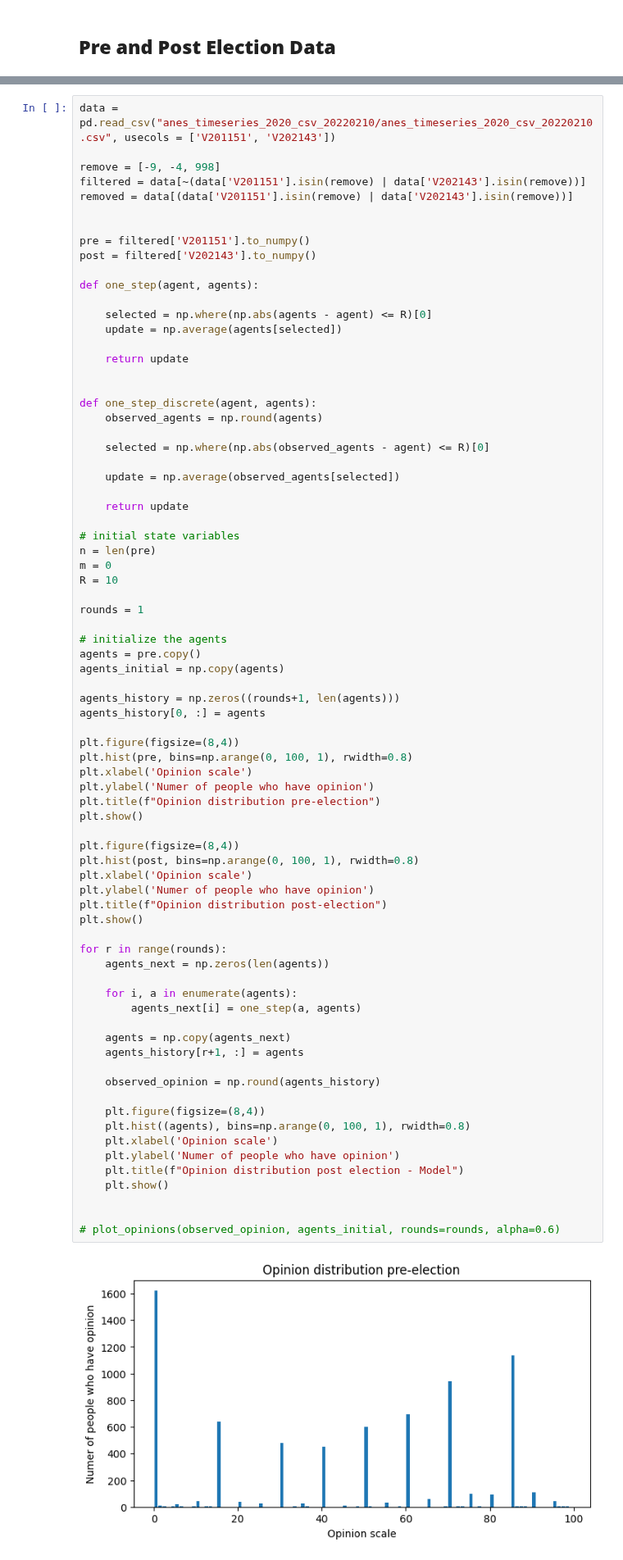
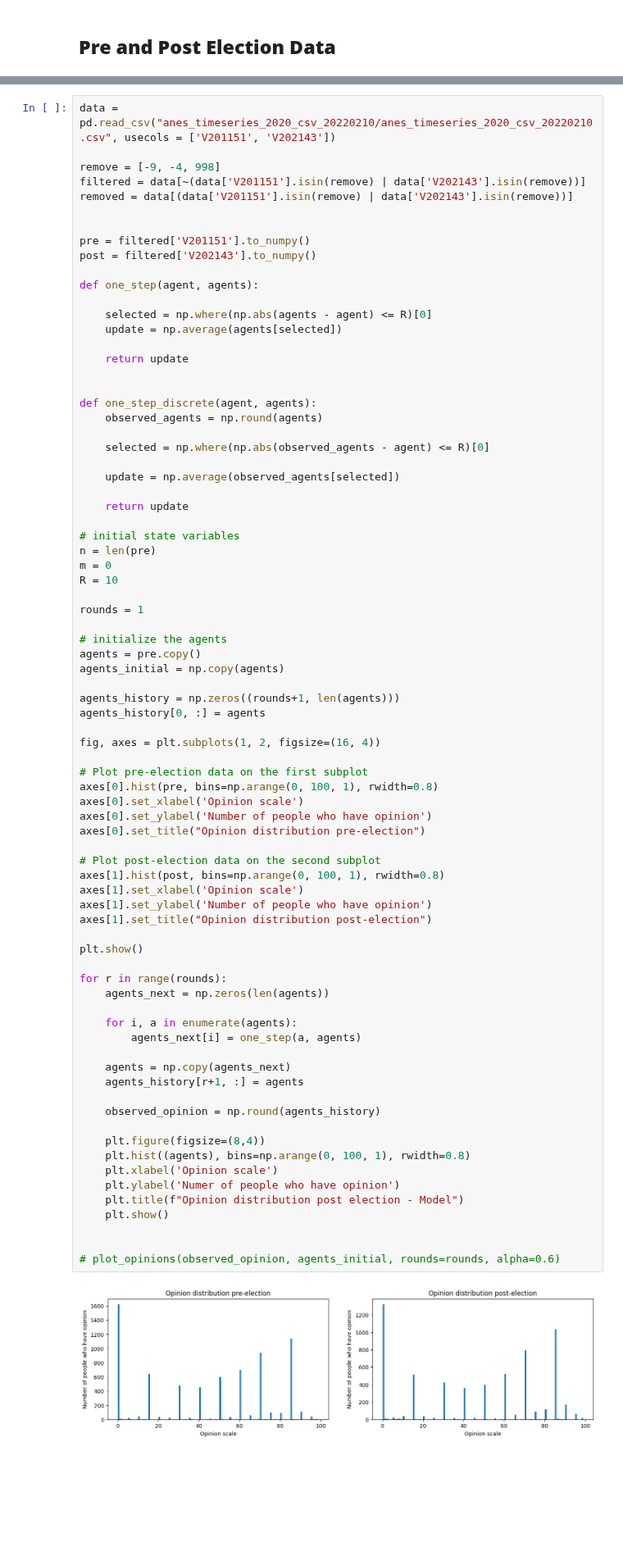
Before and after one commit to triptesh1212/industrial-maths-project-2, a Jupyter notebook: pollingdata2.ipynb, the cells around one changed output, grey strips where cells are left out. Shown at 82% size. Saved outputs shown, nothing was run; the diff lists cells and outputs as text; blank space fills up the shorter version.

```diff
--- a/pollingdata2.ipynb
+++ b/pollingdata2.ipynb
@@ -180,42 +180,44 @@ rounds = 1
 agents = pre.copy()
 agents_initial = np.copy(agents)
 
 agents_history = np.zeros((rounds+1, len(agents)))
 agents_history[0, :] = agents
 
-plt.figure(figsize=(8,4))
-plt.hist(pre, bins=np.arange(0, 100, 1), rwidth=0.8)
-plt.xlabel('Opinion scale')
-plt.ylabel('Numer of people who have opinion')
-plt.title(f"Opinion distribution pre-election")
-plt.show()
+fig, axes = plt.subplots(1, 2, figsize=(16, 4))
 
-plt.figure(figsize=(8,4))
-plt.hist(post, bins=np.arange(0, 100, 1), rwidth=0.8)
-plt.xlabel('Opinion scale')
-plt.ylabel('Numer of people who have opinion')
-plt.title(f"Opinion distribution post-election")
+# Plot pre-election data on the first subplot
+axes[0].hist(pre, bins=np.arange(0, 100, 1), rwidth=0.8)
+axes[0].set_xlabel('Opinion scale')
+axes[0].set_ylabel('Number of people who have opinion')
+axes[0].set_title("Opinion distribution pre-election")
+
+# Plot post-election data on the second subplot
+axes[1].hist(post, bins=np.arange(0, 100, 1), rwidth=0.8)
+axes[1].set_xlabel('Opinion scale')
+axes[1].set_ylabel('Number of people who have opinion')
+axes[1].set_title("Opinion distribution post-election")
+
 plt.show()
 
 for r in range(rounds):
     agents_next = np.zeros(len(agents))
 
     for i, a in enumerate(agents):
         agents_next[i] = one_step(a, agents)
 
     agents = np.copy(agents_next)
     agents_history[r+1, :] = agents
 
     observed_opinion = np.round(agents_history)
 
     plt.figure(figsize=(8,4))
     plt.hist((agents), bins=np.arange(0, 100, 1), rwidth=0.8)
     plt.xlabel('Opinion scale')
     plt.ylabel('Numer of people who have opinion')
     plt.title(f"Opinion distribution post election - Model")
     plt.show()
 
 
 # plot_opinions(observed_opinion, agents_initial, rounds=rounds, alpha=0.6)
 # %% [output]
-[figure, old version]
+[figure, new version]
```
Also changed, not shown: parts of 1 cell of this notebook.
